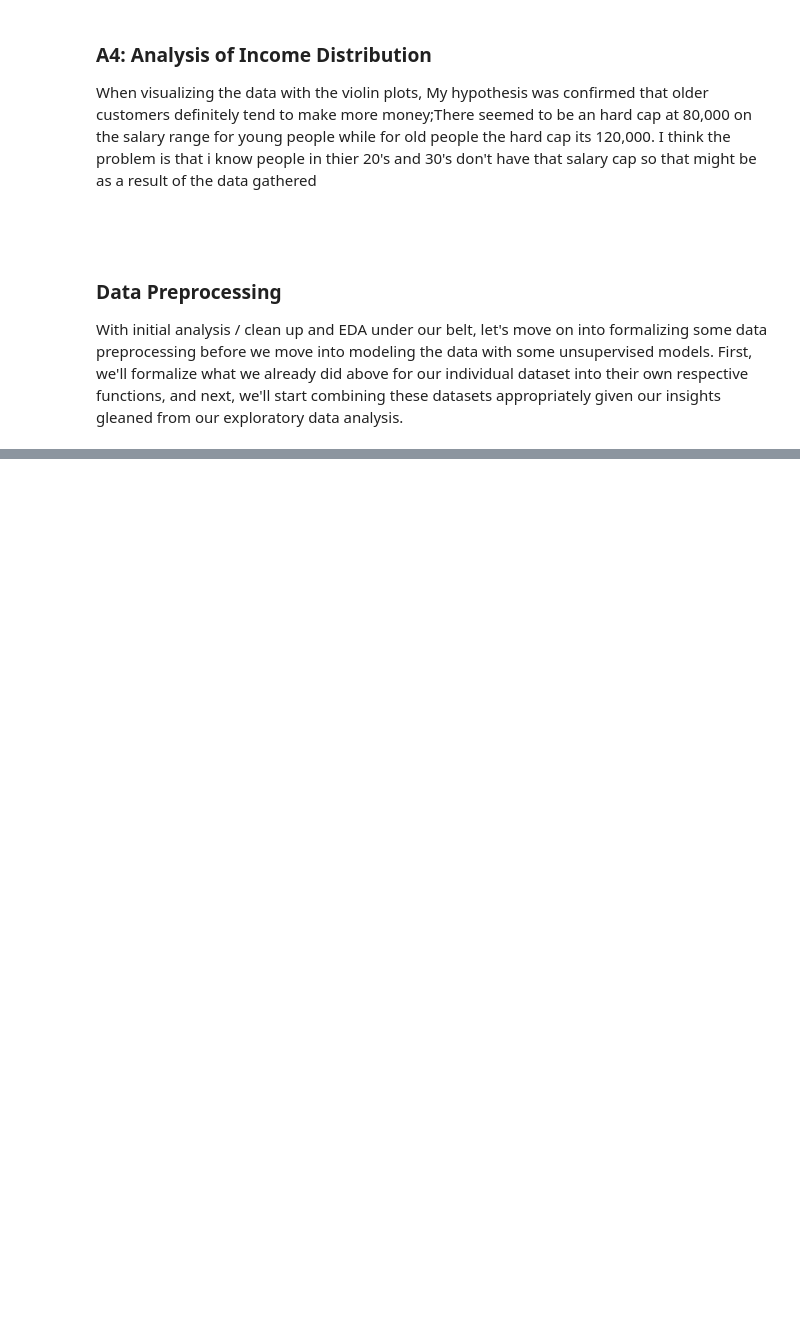
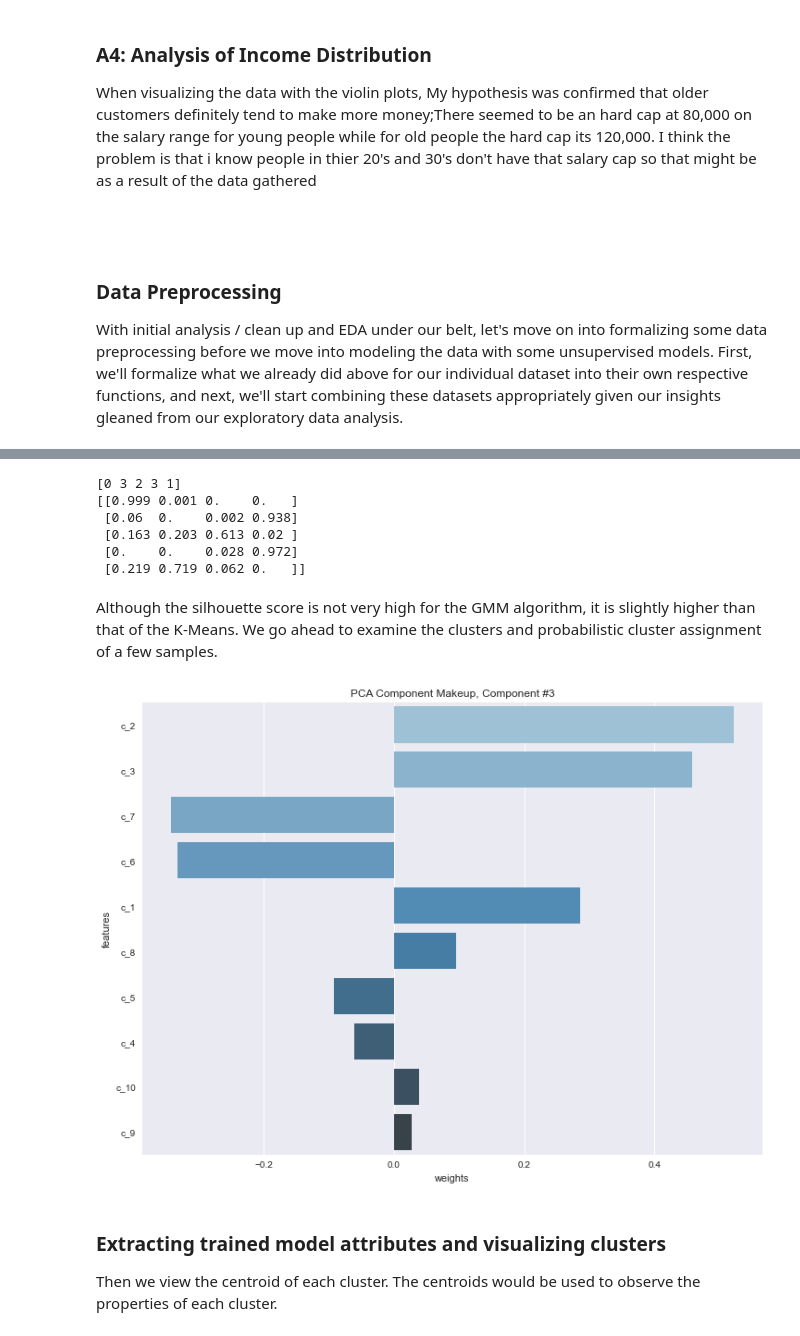
Before and after one commit to nifesimii/Starbucks_Customer_Segmentation, a Jupyter notebook: Starbucks_Capstone_notebook.ipynb, the cells around one changed output, grey strips where cells are left out. Saved outputs shown, nothing was run; the diff lists cells and outputs as text; code cells hidden in the pictures; blank space fills up the shorter version.

Commit message:
Updating the Notebook with the final updatws to the customer_segmentation workbook12

```diff
--- a/Starbucks_Capstone_notebook.ipynb
+++ b/Starbucks_Capstone_notebook.ipynb
@@ -835,0 +776,4 @@ portfolio['channels']
+# %%
+from sklearn.preprocessing import MinMaxScaler
+scaler = MinMaxScaler()
+data_rescaled = scaler.fit_transform(cust_trans_imputed)
@@ -835,0 +863,6 @@ portfolio['channels']
+# %%
+# The principal component is a linear combination of the original 10 features.
+# Hence the array of shape (10, 17)
+princip_comp = pca.components_
+print(princip_comp.shape)
+princip_comp
@@ -835,0 +944,4 @@ portfolio['channels']
+# %%
+transformed_data = pca.transform(data_rescaled)
+print(transformed_data.shape)
+transformed_data
@@ -835,0 +1037,50 @@ portfolio['channels']
+# %%
+print(gmm_clusters[:5])
+probs = gmm.predict_proba(transformed_dataframe)
+print(probs[:5].round(3))
+# %% [output]
+[0 3 2 3 1]
+[[0.999 0.001 0.    0.   ]
+ [0.06  0.    0.002 0.938]
+ [0.163 0.203 0.613 0.02 ]
+ [0.    0.    0.028 0.972]
+ [0.219 0.719 0.062 0.   ]]
+# %% [markdown]
+Although the silhouette score is not very high for the GMM algorithm, it is slightly higher than that of the K-Means. We go ahead to examine the clusters and probabilistic cluster assignment of a few samples.
+# %%
+# Create a function to display a bar chart showing makeup of a component.
+
+def display_components(component_num, n_weights):
+
+    component_num_ = component_num - 1
+    # get the list of weights in the component
+    comp_makeup = list(princip_comp[component_num_])
+
+    # get the list of features
+    features = list(transformed_dataframe.columns)
+
+    # match weights to features in customer_dataset
+    components = pd.DataFrame(list(zip(comp_makeup, features)),
+                         columns=['weights', 'features'])
+
+    # The weights are sorted by magnitude, from largest to smallest
+    components['abs_weights']=components['weights'].apply(lambda x: np.abs(x))
+    sorted_weight_data = components.sort_values('abs_weights', ascending=False).head(n_weights)
+
+    # display using seaborn
+    ax=plt.subplots(figsize=(12,9))
+    ax=sb.barplot(data=sorted_weight_data,
+                   x="weights",
+                   y="features",
+                   palette="Blues_d")
+    ax.set_title("PCA Component Makeup, Component #" + str(component_num))
+    plt.show()
+# %%
+display_components(3,17)
+# %% [output]
+[figure, added]
+# %% [markdown]
+
+### Extracting trained model attributes and visualizing clusters
+
+Then we view the centroid of each cluster. The centroids would be used to observe the properties of each cluster.
```
Also changed, not shown: parts of 111 cells of this notebook, 4 other files.
